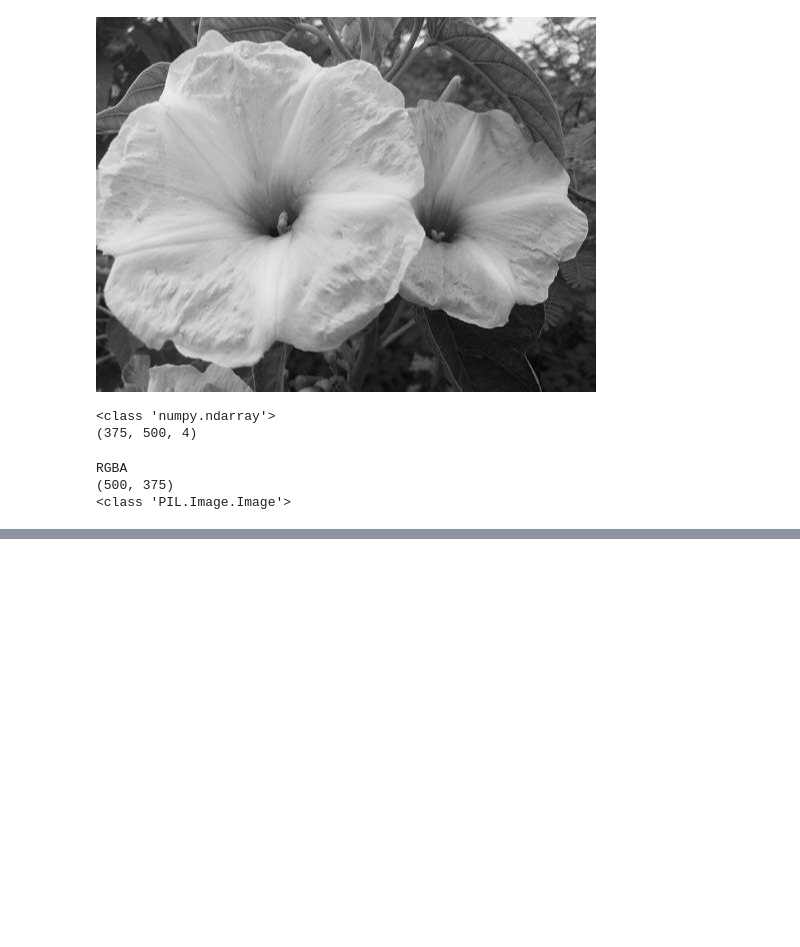
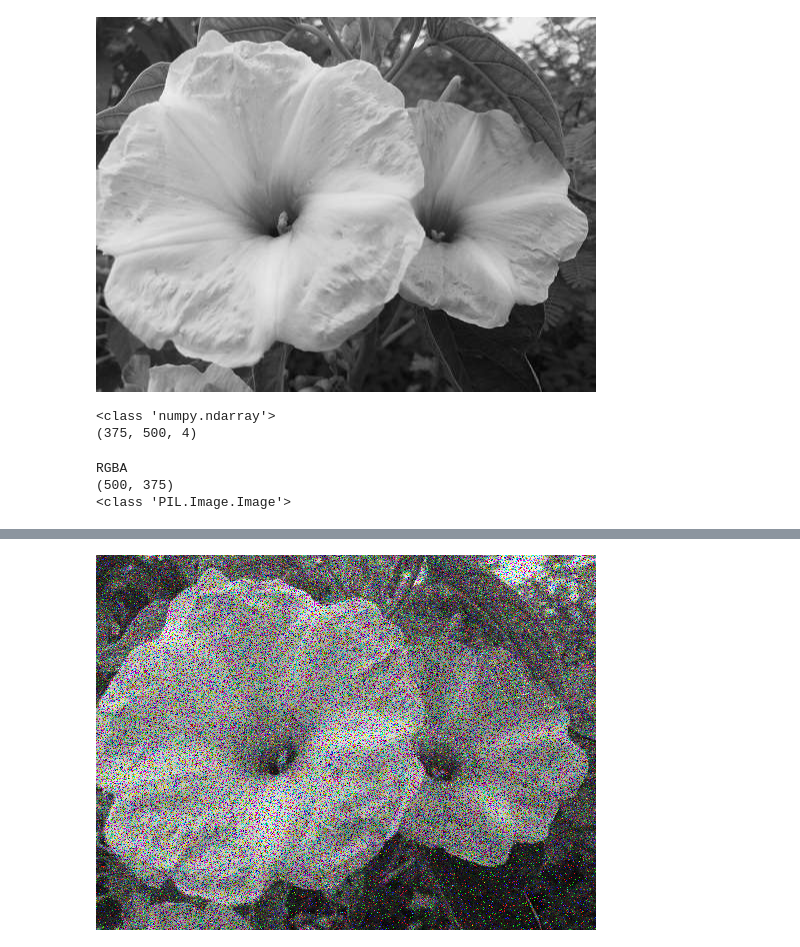
Before and after one commit to Jasleen8801/Computational-Statistics, a Jupyter notebook: Computational_Statistics.ipynb, the cells around one changed output, grey strips where cells are left out. Saved outputs shown, nothing was run; the diff lists cells and outputs as text; code cells hidden in the pictures; blank space fills up the shorter version.

```diff
--- a/Computational_Statistics.ipynb
+++ b/Computational_Statistics.ipynb
@@ -226,0 +264,14 @@ im
+# %%
+from google.colab.patches import cv2_imshow, cv2
+import numpy as np
+
+img = cv2.imread('gray_img.jpg')
+
+gauss = np.random.normal(0,1,img.size)
+gauss = gauss.reshape(img.shape[0],img.shape[1],img.shape[2]).astype('uint8')
+noise = img + img * gauss
+
+cv2_imshow(noise)
+# cv2.waitKey(0)
+# %% [output]
+[figure, added]
```
Also changed, not shown: parts of 3 cells of this notebook.
